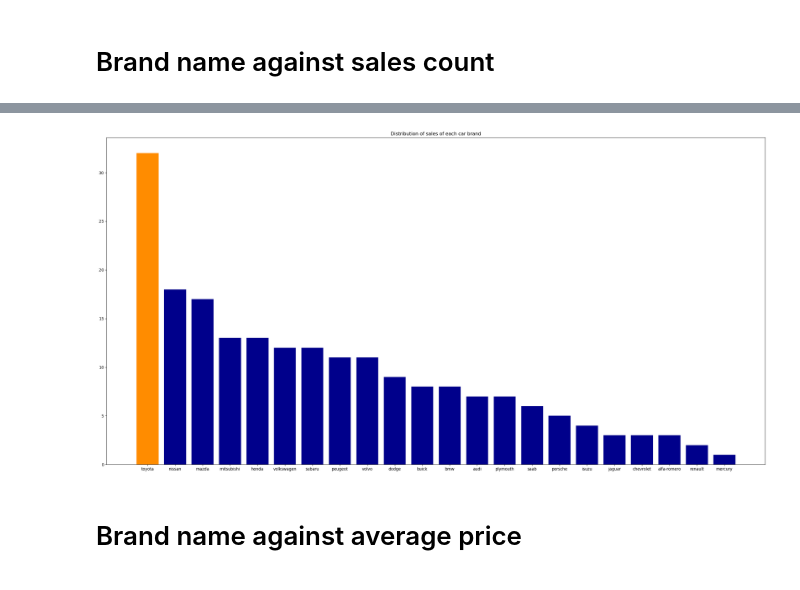
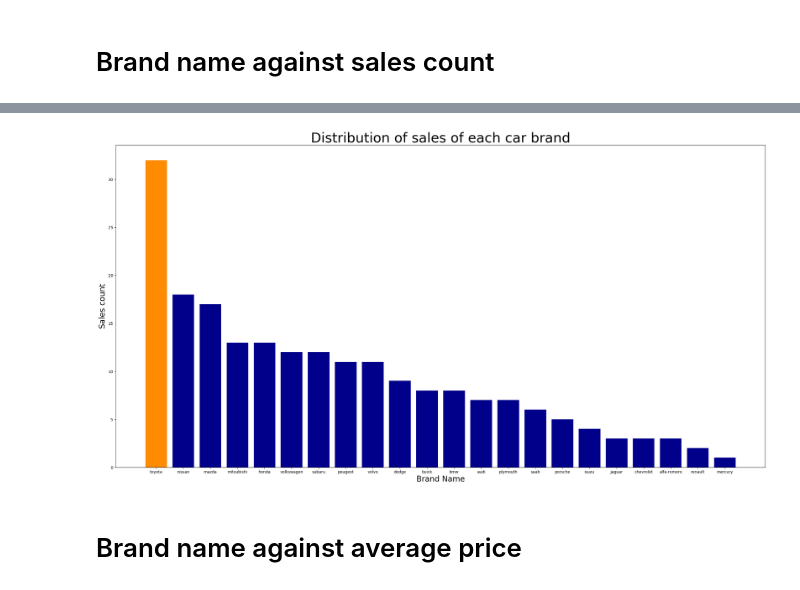
Before and after one commit to Chanjerry318/carPricePrediction, a Jupyter notebook: Project_CarPricePrediction.ipynb, the cells around one changed output, grey strips where cells are left out. Cells and saved outputs as stored; diff of their text form; code cells hidden in the pictures.

```diff
--- a/Project_CarPricePrediction.ipynb
+++ b/Project_CarPricePrediction.ipynb
@@ -50,7 +46,7 @@ warnings.filterwarnings("ignore")
 # %% [markdown]
 # Import Data
 # %%
-carPrice_df = pd.read_csv('CarPrice_Assignment.csv.xls')
+carPrice_df = pd.read_csv('CarPrice_Assignment.csv')
 # %% [markdown]
 # 3. EDA
 # %%
@@ -210,25 +226,27 @@ plt.show()
 # %%
 # Plot ['Name'] for observing counts of each brand
 def plotName_counts(input_df) :
     plt.figure(figsize=(30,15))
 
     categories = pd.Series(input_df['Name'].unique())
     value = pd.Series(list(input_df['Name'].value_counts(sort=False)))
 
     nameCount_df = pd.concat([categories,value],axis=1,keys=['Brand','Counts']).sort_values(by='Counts',ascending=False)
     brand = list(nameCount_df['Brand'])
     counts = list(nameCount_df['Counts'])
 
     color = ['darkblue'] * len(brand)
     max_index = np.argmax(counts)
     color[max_index] = 'darkorange'
 
-    plt.title('Distribution of sales of each car brand')
+    plt.title('Distribution of sales of each car brand',fontsize=35)
     plt.bar(brand,counts,color=color)
+    plt.xlabel('Brand Name',fontsize=20)
+    plt.ylabel('Sales count',fontsize=20)
 
 plotName_counts(carPrice_df)
 # Below we can see brand : toyota , has the most sales which exceed 30
 # %% [output]
-[figure, old version]
+[figure, new version]
 # %% [markdown]
 # Brand name against average price
```
Also changed, not shown: parts of 35 cells of this notebook.
